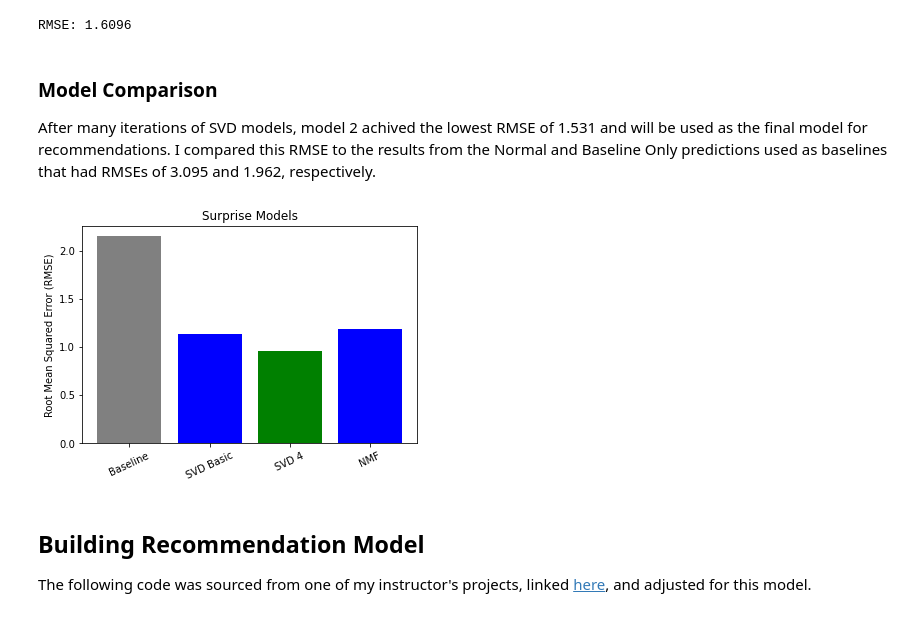
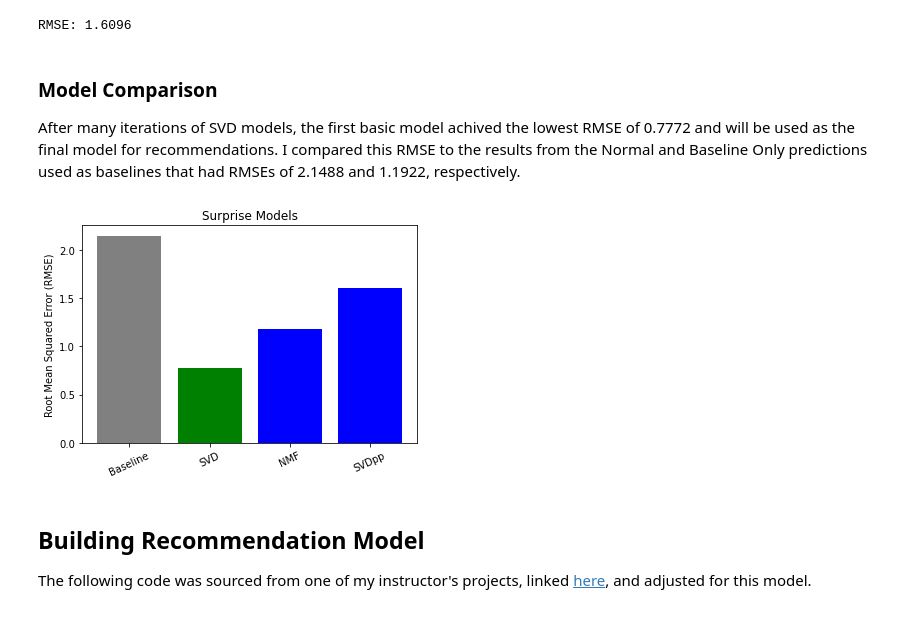
Before and after one commit to claragiurgiu/Anime-Recommendations, a Jupyter notebook: Collaborative_Filtering.ipynb, the cells around one changed output. Cells and saved outputs as stored; diff of their text form; code cells hidden in the pictures.

```diff
--- a/Collaborative_Filtering.ipynb
+++ b/Collaborative_Filtering.ipynb
@@ -336,19 +359,19 @@ svdpp_1_acc = accuracy.rmse(predictions)
 RMSE: 1.6096
 # %% [markdown]
 ### Model Comparison
-After many iterations of SVD models, model 2 achived the lowest RMSE of 1.531 and will be used as the final model for recommendations. I compared this RMSE to the results from the Normal and Baseline Only predictions used as baselines that had RMSEs of 3.095 and 1.962, respectively.
+After many iterations of SVD models, the first basic model achived the lowest RMSE of 0.7772 and will be used as the final model for recommendations. I compared this RMSE to the results from the Normal and Baseline Only predictions used as baselines that had RMSEs of 2.1488 and 1.1922, respectively.
 # %%
-X = ['Baseline', 'SVD Basic', 'SVD 4', 'NMF',]
-y = [2.1488, 1.1397, 0.9571, 1.1832]
+X = ['Baseline', 'SVD', 'NMF', 'SVDpp']
+y = [2.1488, 0.7772, 1.1832, 1.6096]
 # %%
 fig, ax = plt.subplots()
-plt.bar(X, y, color=['grey', 'blue', 'green', 'blue', 'blue'])
+plt.bar(X, y, color=['grey', 'green', 'blue', 'blue'])
 plt.xticks(rotation=25)
 ax.set_title("Surprise Models")
 plt.ylabel('Root Mean Squared Error (RMSE)')
 plt.savefig('Images/model_comparison.png', dpi=400);
 # %% [output]
-[figure, old version]
+[figure, new version]
 # %% [markdown]
 ## Building Recommendation Model
 The following code was sourced from one of my instructor's projects, linked [here](https://github.com/danielburdeno/Kindle-eBook-Recommendations/blob/main/CollaborativeFiltering.ipynb), and adjusted for this model.
```
Also changed, not shown: parts of 22 cells of this notebook, 3 other files.
